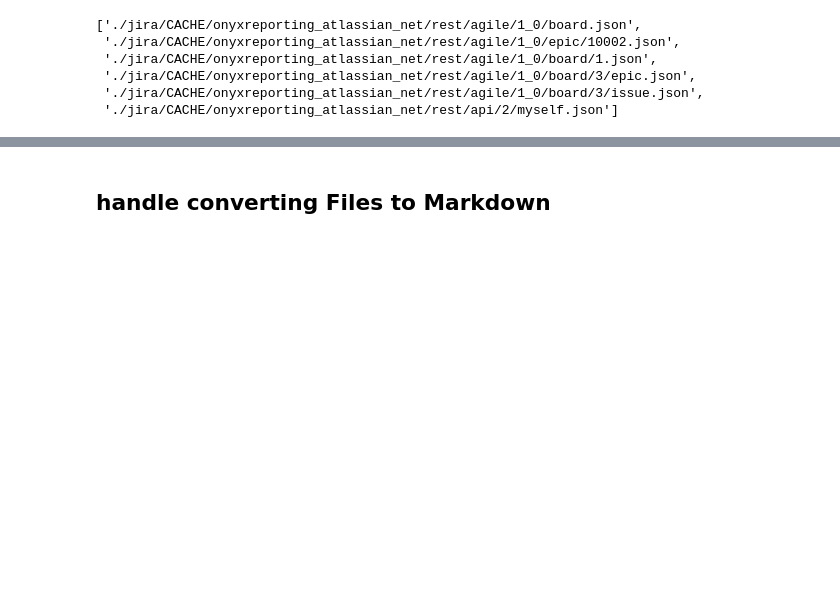
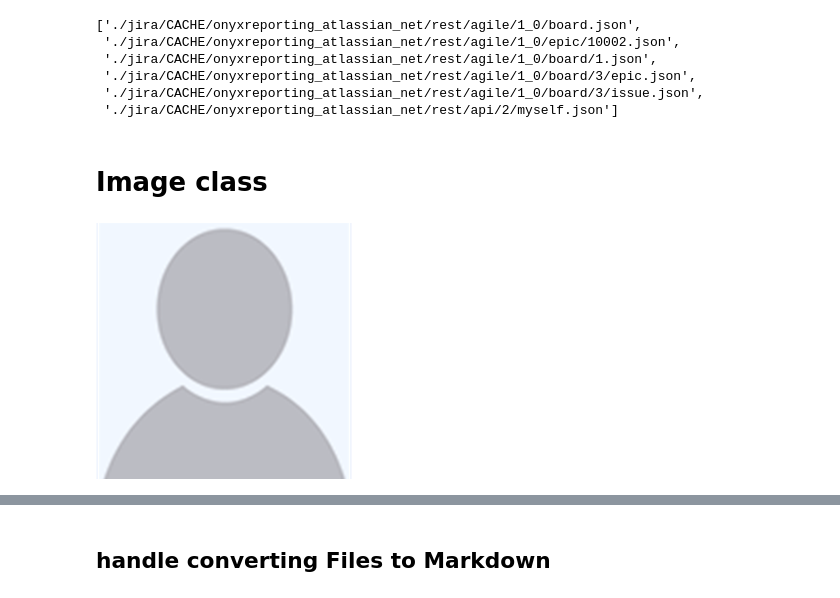
Before and after one commit to jaewilson07/gdoc_sync, a Jupyter notebook: nbs/utils.ipynb, the cells around one changed output, grey strips where cells are left out. Drawn from its saved outputs; the diff is of its cells as text; code cells hidden in the pictures; blank space fills up the shorter version.

Commit message:
added crop function

```diff
--- a/nbs/utils.ipynb
+++ b/nbs/utils.ipynb
@@ -379,3 +384,5 @@ get_all_files_and_folders("./jira", ".json")
  './jira/CACHE/onyxreporting_atlassian_net/rest/agile/1_0/board/3/epic.json',
  './jira/CACHE/onyxreporting_atlassian_net/rest/agile/1_0/board/3/issue.json',
  './jira/CACHE/onyxreporting_atlassian_net/rest/api/2/myself.json']
+# %% [markdown]
+# Image class
@@ -381,0 +405,19 @@ get_all_files_and_folders("./jira", ".json")
+# %%
+@patch_to(Image)
+def crop_square(self):
+
+    width, height = self.size   # Get dimensions
+
+    new_edge = min(width, height)
+
+    left = (width - new_edge)/2
+    top = (height - new_edge)/2
+    right = (width + new_edge)/2
+    bottom = (height + new_edge)/2
+
+    # Crop the center of the image
+    return self.crop((left, top, right, bottom))
+
+img.crop_square()
+# %% [output]
+[figure, added]
```
Also changed, not shown: parts of 9 cells of this notebook, 4 other files.
